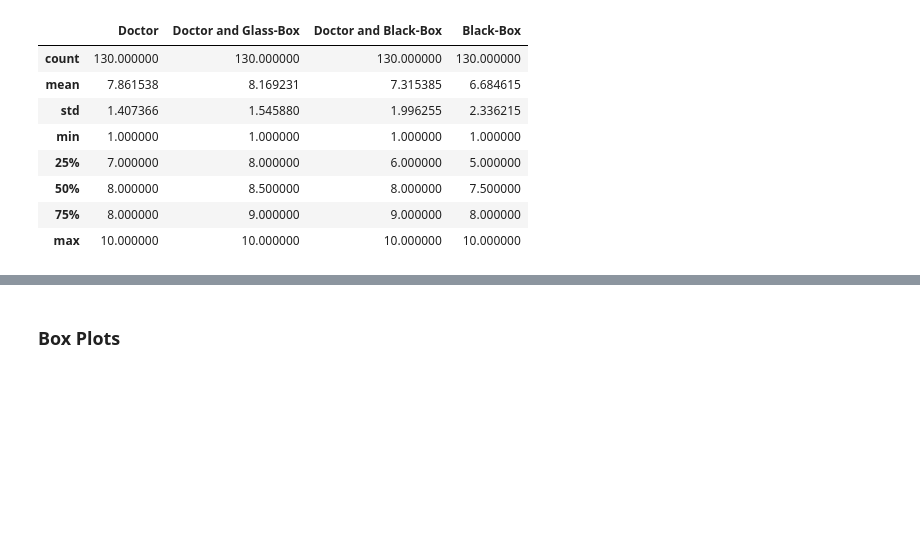
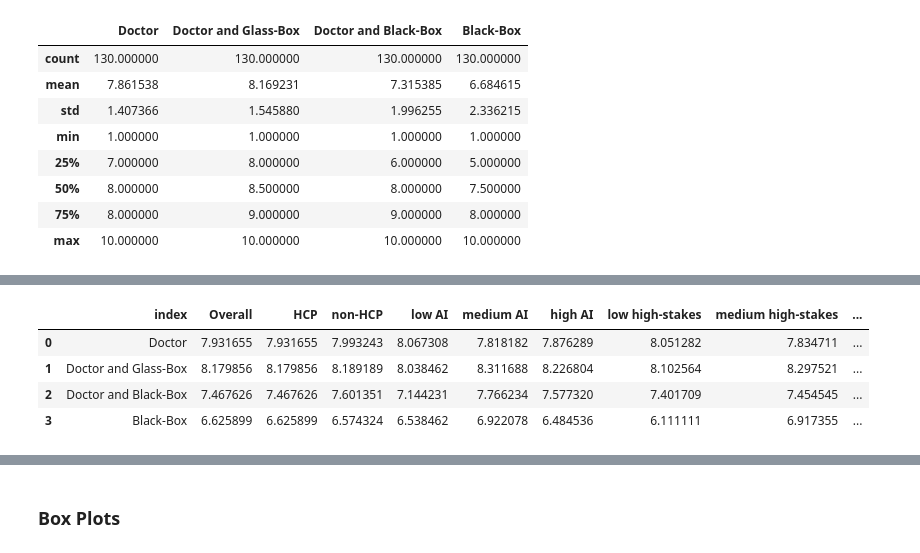
Before and after one commit to isabelladegen/elf, a Jupyter notebook: Isabellas-Notebook.ipynb, the cells around one changed output, grey strips where cells are left out. Saved outputs shown, nothing was run; the diff lists cells and outputs as text; code cells hidden in the pictures; blank space fills up the shorter version.

```diff
--- a/Isabellas-Notebook.ipynb
+++ b/Isabellas-Notebook.ipynb
@@ -246,0 +259,32 @@ raw_data[[dr, dr_gb, dr_bb, bb]].loc[(raw_data[health]=='medium') | (raw_data[he
+# %%
+### Mean values
+mean_overall = raw_data[[dr, dr_gb, dr_bb, bb]].mean().reset_index().rename(columns={0: "Overall"})
+mean_hcp = raw_data[[dr, dr_gb, dr_bb, bb]].mean().reset_index().rename(columns={0: "HCP"})["HCP"]
+mean_nonhcp =
+raw_data[[dr, dr_gb, dr_bb, bb]].loc[raw_data[health] == 'No'].mean().reset_index().rename(columns={0: "non-HCP"})[
+    "non-HCP"]
+mean_lowai =
+raw_data[[dr, dr_gb, dr_bb, bb]].loc[raw_data[ai_binned] == 'low'].mean().reset_index().rename(columns={0: "low AI"})[
+    "low AI"]
+mean_mediumai = raw_data[[dr, dr_gb, dr_bb, bb]].loc[raw_data[ai_binned] == 'medium'].mean().reset_index().rename(
+    columns={0: "medium AI"})["medium AI"]
+mean_highai =
+raw_data[[dr, dr_gb, dr_bb, bb]].loc[raw_data[ai_binned] == 'high'].mean().reset_index().rename(columns={0: "high AI"})[
+    "high AI"]
+mean_lowhs = raw_data[[dr, dr_gb, dr_bb, bb]].loc[raw_data[highstakes_binned] == 'low'].mean().reset_index().rename(
+    columns={0: "low high-stakes"})["low high-stakes"]
+mean_mediumhs =
+raw_data[[dr, dr_gb, dr_bb, bb]].loc[raw_data[highstakes_binned] == 'medium'].mean().reset_index().rename(
+    columns={0: "medium high-stakes"})["medium high-stakes"]
+mean_highhs = raw_data[[dr, dr_gb, dr_bb, bb]].loc[raw_data[highstakes_binned] == 'high'].mean().reset_index().rename(
+    columns={0: "high high-stakes"})["high high-stakes"]
+mean_data = pd.concat(
+    [mean_overall, mean_hcp, mean_nonhcp, mean_lowai, mean_mediumai, mean_highai, mean_lowhs, mean_mediumhs,
+     mean_highhs], axis=1)
+mean_data
+# %% [output]
+|  | index | Overall | HCP | non-HCP | low AI | medium AI | high AI | low high-stakes | medium high-stakes | ... |
+| 0 | Doctor | 7.931655 | 7.931655 | 7.993243 | 8.067308 | 7.818182 | 7.876289 | 8.051282 | 7.834711 | ... |
+| 1 | Doctor and Glass-Box | 8.179856 | 8.179856 | 8.189189 | 8.038462 | 8.311688 | 8.226804 | 8.102564 | 8.297521 | ... |
+| 2 | Doctor and Black-Box | 7.467626 | 7.467626 | 7.601351 | 7.144231 | 7.766234 | 7.577320 | 7.401709 | 7.454545 | ... |
+| 3 | Black-Box | 6.625899 | 6.625899 | 6.574324 | 6.538462 | 6.922078 | 6.484536 | 6.111111 | 6.917355 | ... |
```
Also changed, not shown: parts of 30 cells of this notebook, 2 other files.
